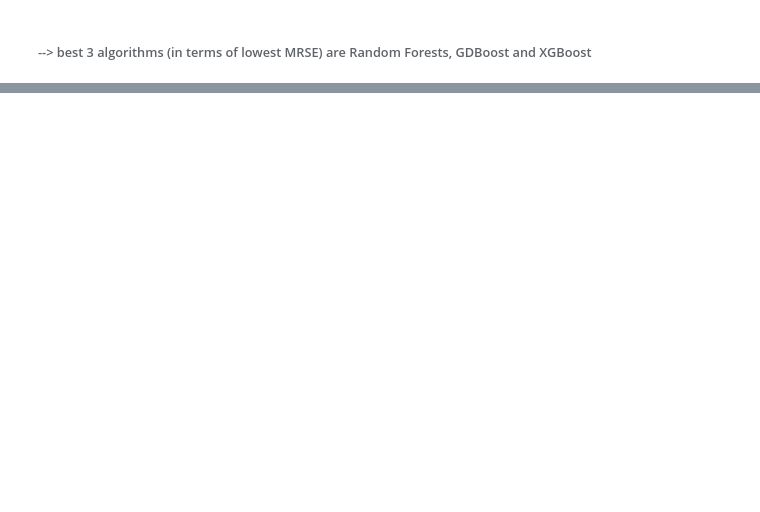
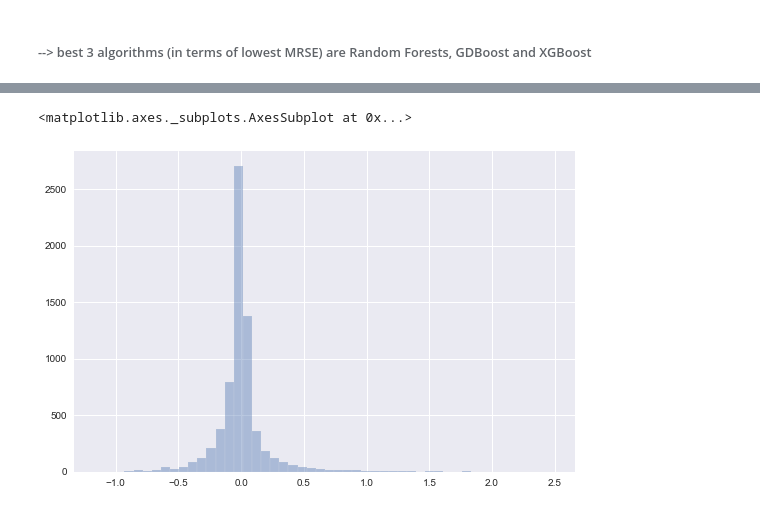
Before and after one commit to fabwerk90/FIFA-20---Market-value-prediction, a Jupyter notebook: h_predictive_algorithms.ipynb, the cells around one changed output, grey strips where cells are left out. Saved outputs shown, nothing was run; the diff lists cells and outputs as text; code cells hidden in the pictures; blank space fills up the shorter version.

```diff
--- a/h_predictive_algorithms.ipynb
+++ b/h_predictive_algorithms.ipynb
@@ -385,0 +567,8 @@ fitted_models, feature_importances = best_algos_pipeline(train_set_fp, MinMaxSca
+# %%
+# normalize residuals
+plt.style.use("seaborn")
+norm_resids = [float(i)/sum(df_fp_train["residuals"]) for i in df_fp_train["residuals"]]
+sns.distplot(norm_resids, kde=False)
+# %% [output]
+<matplotlib.axes._subplots.AxesSubplot at 0x...>
+[figure, added]
```
Also changed, not shown: parts of 15 cells of this notebook.
